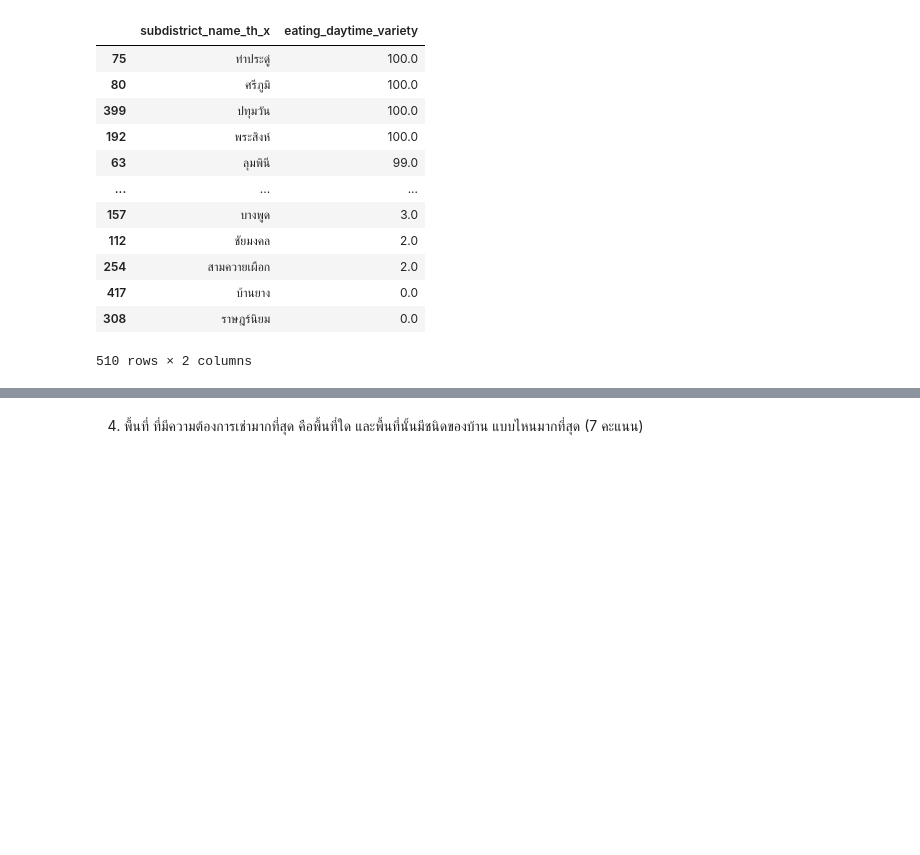
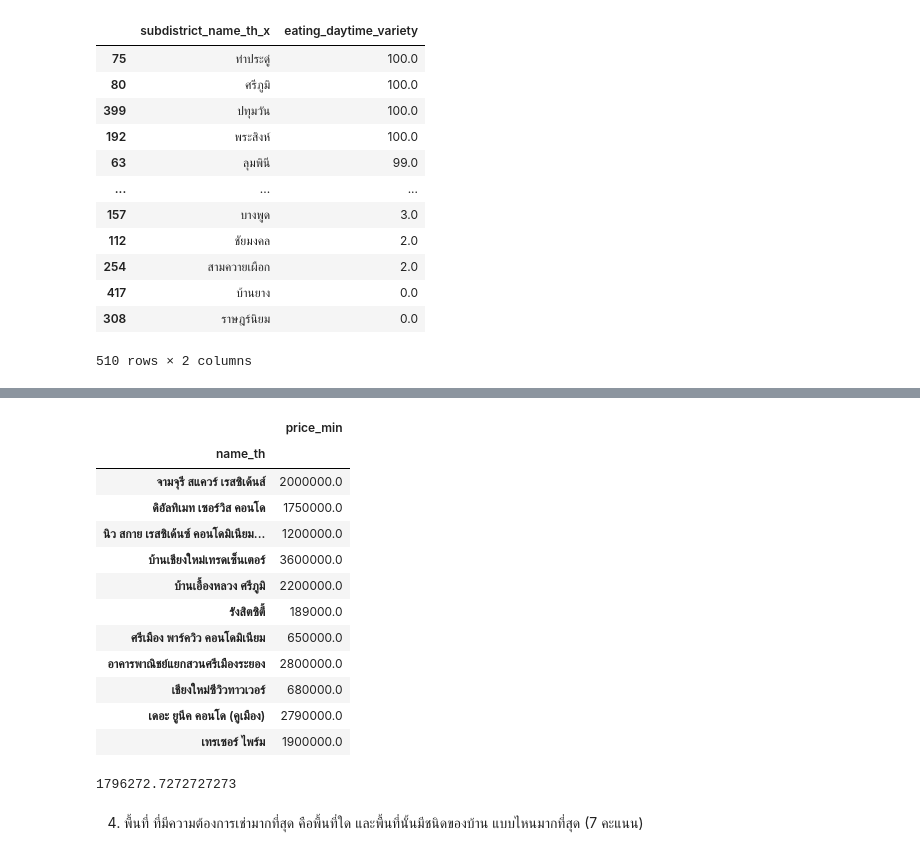
Before and after one commit to sujiraa/BasicProg_DataViz65, a Jupyter notebook: midterm.ipynb, the cells around one changed output, grey strips where cells are left out. Cells and saved outputs as stored; diff of their text form; code cells hidden in the pictures; blank space fills up the shorter version.

```diff
--- a/midterm.ipynb
+++ b/midterm.ipynb
@@ -232,3 +360,25 @@ x
+# %%
+w.groupby("name_th")[["price_min"]].mean()
+ans_3 = w.groupby("name_th")[["price_min"]].mean()
+ans_3
+# %% [output]
+|  | price_min |
+| name_th |  |
+| จามจุรี สแควร์ เรสซิเด้นส์ | 2000000.0 |
+| ดิอัลทิเมท เซอร์วิส คอนโด | 1750000.0 |
+| นิว สกาย เรสซิเด้นซ์ คอนโดมิเนียม... | 1200000.0 |
+| บ้านเชียงใหม่เทรดเซ็นเตอร์ | 3600000.0 |
+| บ้านเอื้องหลวง ศรีภูมิ | 2200000.0 |
+| รังสิตซิตี้ | 189000.0 |
+| ศรีเมือง พาร์ควิว คอนโดมิเนียม | 650000.0 |
+| อาคารพาณิชย์แยกสวนศรีเมืองระยอง | 2800000.0 |
+| เชียงใหม่ซีวิวทาวเวอร์ | 680000.0 |
+| เดอะ ยูนีค คอนโด (คูเมือง) | 2790000.0 |
+| เทรเซอร์ ไพร์ม | 1900000.0 |
+# %%
+ans_3['price_min'].mean()
+# %% [output]
+1796272.7272727273
 # %% [markdown]
 4. พื้นที่ ที่มีความต้องการเช่ามากที่สุด คือพื้นที่ใด และพื้นที่นั้นมีชนิดของบ้าน แบบไหนมากที่สุด (7 คะแนน)
 # %%
```
Also changed, not shown: parts of 15 cells of this notebook.
